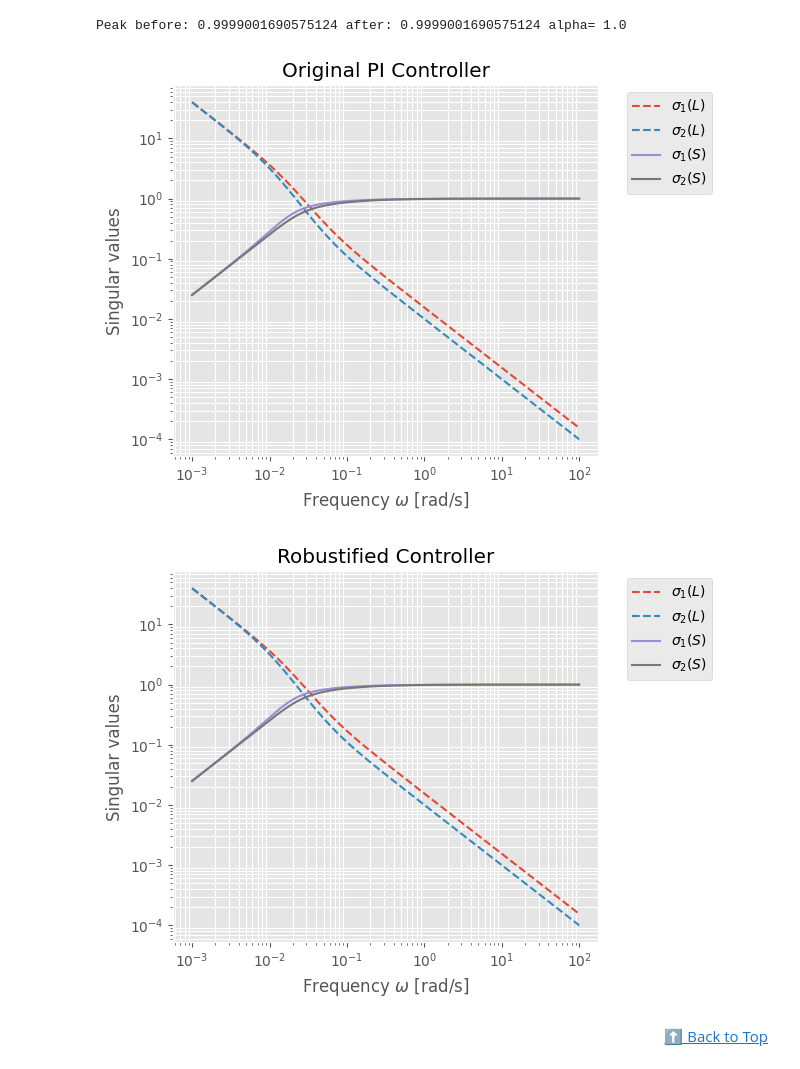
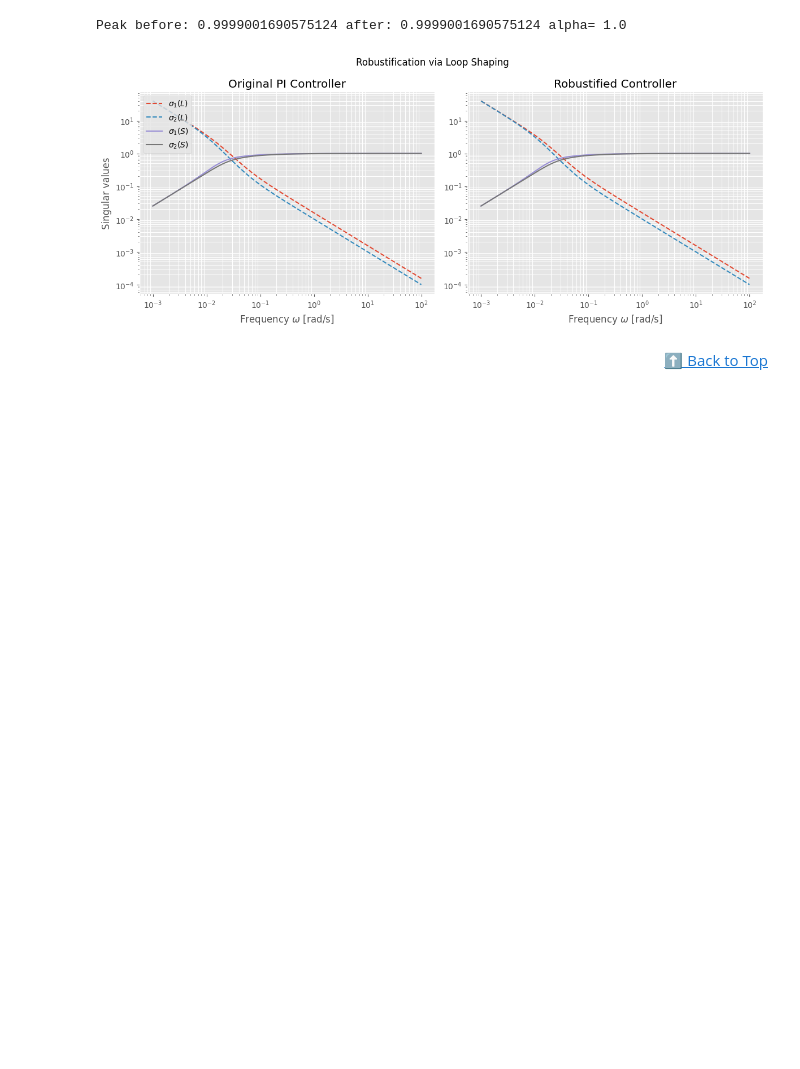
Before and after one commit to dhruvhaldar/Realistic-aerospace-optimization-problems, a Jupyter notebook: nonlinear.ipynb, the cells around one changed output. Drawn from its saved outputs; the diff is of its cells as text; code cells hidden in the pictures; blank space fills up the shorter version.

```diff
--- a/nonlinear.ipynb
+++ b/nonlinear.ipynb
@@ -391,34 +391,47 @@ Peak before: 0.9999001690575124 after: 0.9999001690575124 alpha= 1.0
 # %%
 def plot_singular_values(sys, Kdiag, title=""):
     wgrid = freq_grid()
     sL1, sL2, sS1, sS2 = [], [], [], []
     for w in wgrid:
         sL, sS = singular_values_at_freq(sys, Kdiag, w)
         if np.isnan(sL).any():
             continue
         sL1.append(sL[0])
         sL2.append(sL[1])
         sS1.append(sS[0])
         sS2.append(sS[1])
-    plt.figure()
-    plt.loglog(wgrid[: len(sL1)], sL1, "--", label=r"$\sigma_1(L)$")
-    plt.loglog(wgrid[: len(sL2)], sL2, "--", label=r"$\sigma_2(L)$")
-    plt.loglog(wgrid[: len(sS1)], sS1, "-", label=r"$\sigma_1(S)$")
-    plt.loglog(wgrid[: len(sS2)], sS2, "-", label=r"$\sigma_2(S)$")
-    plt.xlabel(r"Frequency $\omega$ [rad/s]")
-    plt.ylabel("Singular values")
-    plt.title(title)
-    plt.grid(which="both")
-    plt.legend(bbox_to_anchor=(1.05, 1), loc="upper left")
-    plt.tight_layout()
-    plt.show()
+    return sL1, sL2, sS1, sS2
 
 
-plot_singular_values(sys, Kdiag, "Original PI Controller")
-plot_singular_values(sys, Krob, "Robustified Controller")
+fig, (ax1, ax2) = plt.subplots(1, 2, figsize=(12, 5))
+fig.suptitle("Robustification via Loop Shaping")
+
+# Original PI
+sL1, sL2, sS1, sS2 = plot_singular_values(sys, Kdiag)
+wgrid = freq_grid()
+ax1.loglog(wgrid[: len(sL1)], sL1, "--", label=r"$\sigma_1(L)$")
+ax1.loglog(wgrid[: len(sL2)], sL2, "--", label=r"$\sigma_2(L)$")
+ax1.loglog(wgrid[: len(sS1)], sS1, "-", label=r"$\sigma_1(S)$")
+ax1.loglog(wgrid[: len(sS2)], sS2, "-", label=r"$\sigma_2(S)$")
+ax1.set_xlabel(r"Frequency $\omega$ [rad/s]")
+ax1.set_ylabel("Singular values")
+ax1.set_title("Original PI Controller")
+ax1.grid(which="both")
+ax1.legend(loc="upper left")
+
+# Robustified PI
+sL1, sL2, sS1, sS2 = plot_singular_values(sys, Krob)
+ax2.loglog(wgrid[: len(sL1)], sL1, "--", label=r"$\sigma_1(L)$")
+ax2.loglog(wgrid[: len(sL2)], sL2, "--", label=r"$\sigma_2(L)$")
+ax2.loglog(wgrid[: len(sS1)], sS1, "-", label=r"$\sigma_1(S)$")
+ax2.loglog(wgrid[: len(sS2)], sS2, "-", label=r"$\sigma_2(S)$")
+ax2.set_xlabel(r"Frequency $\omega$ [rad/s]")
+ax2.set_title("Robustified Controller")
+ax2.grid(which="both")
+
+plt.tight_layout()
 # %% [output]
-[figure, old version]
+[figure, new version]
-[figure, removed]
 # %% [markdown]
 <div align="right"><a href="#table-of-contents">⬆️ Back to Top</a></div>
 # %% [markdown]
```
Also changed, not shown: 3 other files.
